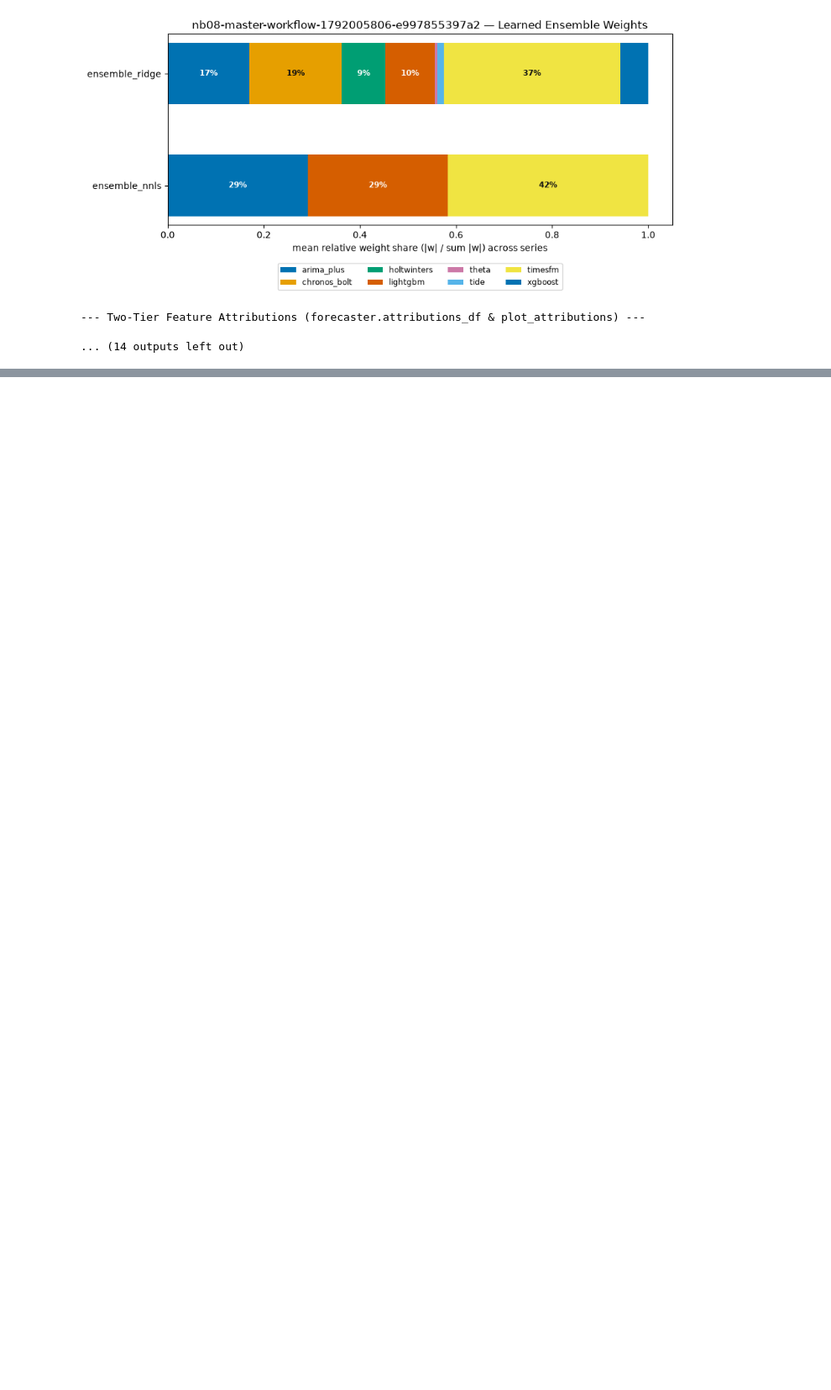
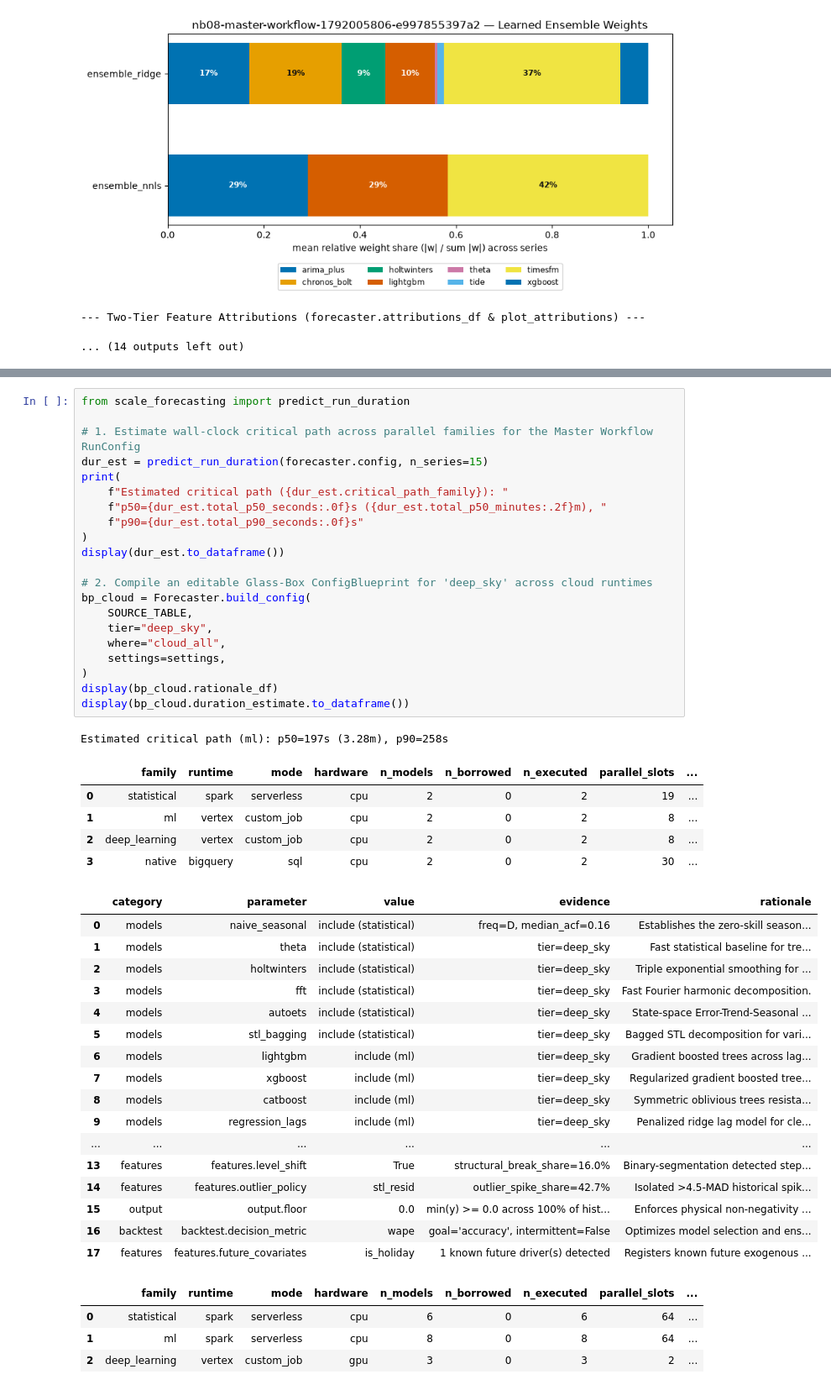
Before and after one commit to statmike/scale-forecasting, a Jupyter notebook: notebooks/08_multi_engine_master_workflow.ipynb, the cells around one changed output, grey strips where cells are left out. Shown at 84% size. Saved outputs shown, nothing was run; the diff lists cells and outputs as text; blank space fills up the shorter version.

```diff
--- a/notebooks/08_multi_engine_master_workflow.ipynb
+++ b/notebooks/08_multi_engine_master_workflow.ipynb
@@ -339,3 +343,52 @@ plt.show()
+# %%
+from scale_forecasting import predict_run_duration
+
+# 1. Estimate wall-clock critical path across parallel families for the Master Workflow RunConfig
+dur_est = predict_run_duration(forecaster.config, n_series=15)
+print(
+    f"Estimated critical path ({dur_est.critical_path_family}): "
+    f"p50={dur_est.total_p50_seconds:.0f}s ({dur_est.total_p50_minutes:.2f}m), "
+    f"p90={dur_est.total_p90_seconds:.0f}s"
+)
+display(dur_est.to_dataframe())
+
+# 2. Compile an editable Glass-Box ConfigBlueprint for 'deep_sky' across cloud runtimes
+bp_cloud = Forecaster.build_config(
+    SOURCE_TABLE,
+    tier="deep_sky",
+    where="cloud_all",
+    settings=settings,
+)
+display(bp_cloud.rationale_df)
+display(bp_cloud.duration_estimate.to_dataframe())
+# %% [output]
+Estimated critical path (ml): p50=197s (3.28m), p90=258s
+|  | family | runtime | mode | hardware | n_models | n_borrowed | n_executed | parallel_slots | ... |
+| 0 | statistical | spark | serverless | cpu | 2 | 0 | 2 | 19 | ... |
+| 1 | ml | vertex | custom_job | cpu | 2 | 0 | 2 | 8 | ... |
+| 2 | deep_learning | vertex | custom_job | cpu | 2 | 0 | 2 | 8 | ... |
+| 3 | native | bigquery | sql | cpu | 2 | 0 | 2 | 30 | ... |
+|  | category | parameter | value | evidence | rationale |
+| 0 | models | naive_seasonal | include (statistical) | freq=D, median_acf=0.16 | Establishes the zero-skill season... |
+| 1 | models | theta | include (statistical) | tier=deep_sky | Fast statistical baseline for tre... |
+| 2 | models | holtwinters | include (statistical) | tier=deep_sky | Triple exponential smoothing for ... |
+| 3 | models | fft | include (statistical) | tier=deep_sky | Fast Fourier harmonic decomposition. |
+| 4 | models | autoets | include (statistical) | tier=deep_sky | State-space Error-Trend-Seasonal ... |
+| 5 | models | stl_bagging | include (statistical) | tier=deep_sky | Bagged STL decomposition for vari... |
+| 6 | models | lightgbm | include (ml) | tier=deep_sky | Gradient boosted trees across lag... |
+| 7 | models | xgboost | include (ml) | tier=deep_sky | Regularized gradient boosted tree... |
+| 8 | models | catboost | include (ml) | tier=deep_sky | Symmetric oblivious trees resista... |
+| 9 | models | regression_lags | include (ml) | tier=deep_sky | Penalized ridge lag model for cle... |
+| ... | ... | ... | ... | ... | ... |
+| 13 | features | features.level_shift | True | structural_break_share=16.0% | Binary-segmentation detected step... |
+| 14 | features | features.outlier_policy | stl_resid | outlier_spike_share=42.7% | Isolated >4.5-MAD historical spik... |
+| 15 | output | output.floor | 0.0 | min(y) >= 0.0 across 100% of hist... | Enforces physical non-negativity ... |
+| 16 | backtest | backtest.decision_metric | wape | goal='accuracy', intermittent=False | Optimizes model selection and ens... |
+| 17 | features | features.future_covariates | is_holiday | 1 known future driver(s) detected | Registers known future exogenous ... |
+|  | family | runtime | mode | hardware | n_models | n_borrowed | n_executed | parallel_slots | ... |
+| 0 | statistical | spark | serverless | cpu | 6 | 0 | 6 | 64 | ... |
+| 1 | ml | spark | serverless | cpu | 8 | 0 | 8 | 64 | ... |
+| 2 | deep_learning | vertex | custom_job | gpu | 3 | 0 | 3 | 2 | ... |
 # %% [markdown]
 <!-- sf-closing -->
 ---
```
Also changed, not shown: parts of 2 cells of this notebook, 45 other files.
